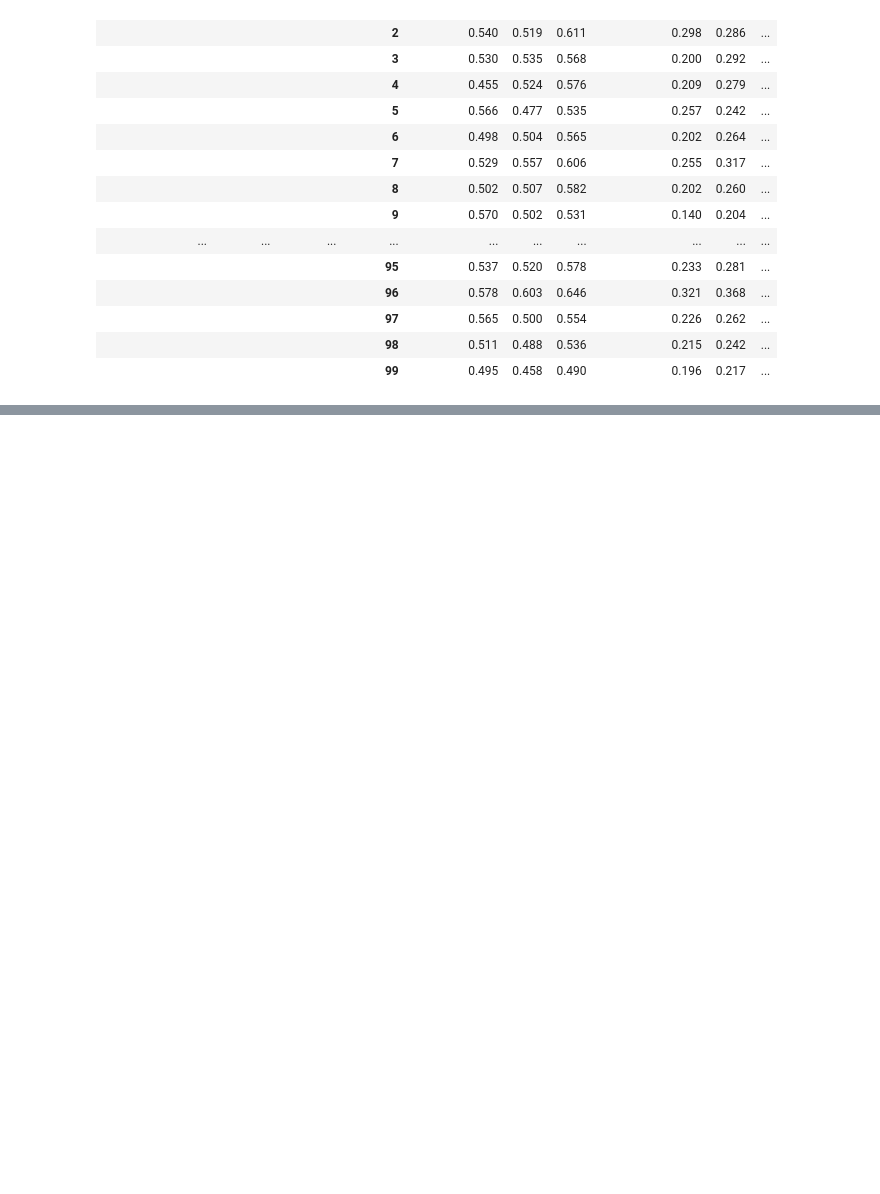
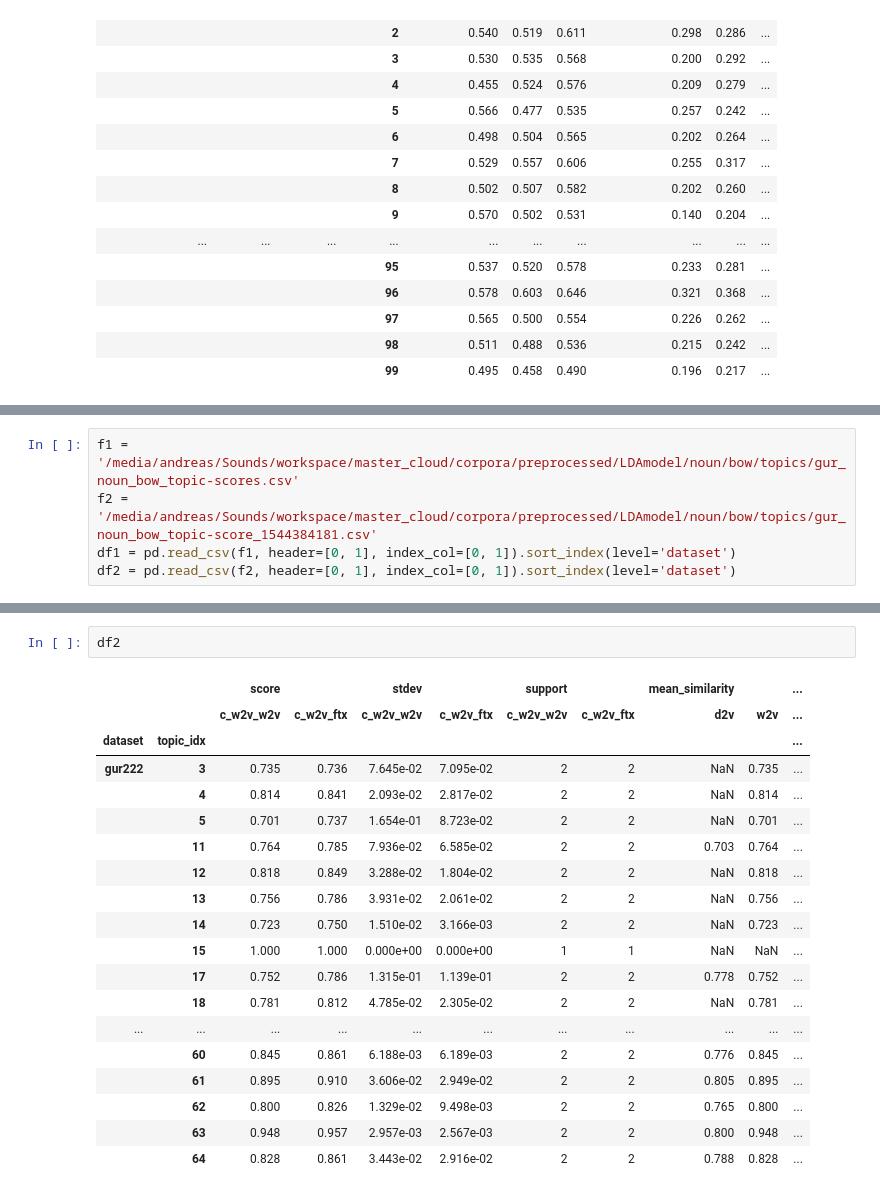
Before and after one commit to andifunke/topic-labeling, a Jupyter notebook: topic_reranking_vectorbased.ipynb, the cells around one changed output, grey strips where cells are left out. Cells and saved outputs as stored; diff of their text form; blank space fills up the shorter version.

```diff
--- a/topic_reranking_vectorbased.ipynb
+++ b/topic_reranking_vectorbased.ipynb
@@ -544 +564,6 @@ ftx    0.318
 dtype: float64
+# %%
+f1 = '/media/andreas/Sounds/workspace/master_cloud/corpora/preprocessed/LDAmodel/noun/bow/topics/gur_noun_bow_topic-scores.csv'
+f2 = '/media/andreas/Sounds/workspace/master_cloud/corpora/preprocessed/LDAmodel/noun/bow/topics/gur_noun_bow_topic-score_1544384181.csv'
+df1 = pd.read_csv(f1, header=[0, 1], index_col=[0, 1]).sort_index(level='dataset')
+df2 = pd.read_csv(f2, header=[0, 1], index_col=[0, 1]).sort_index(level='dataset')
@@ -544,0 +592,22 @@ dtype: float64
+# %%
+df2
+# %% [output]
+|  |  | score |  | stdev |  | support |  | mean_similarity |  | ... |
+|  |  | c_w2v_w2v | c_w2v_ftx | c_w2v_w2v | c_w2v_ftx | c_w2v_w2v | c_w2v_ftx | d2v | w2v | ... |
+| dataset | topic_idx |  |  |  |  |  |  |  |  | ... |
+| gur222 | 3 | 0.735 | 0.736 | 7.645e-02 | 7.095e-02 | 2 | 2 | NaN | 0.735 | ... |
+|  | 4 | 0.814 | 0.841 | 2.093e-02 | 2.817e-02 | 2 | 2 | NaN | 0.814 | ... |
+|  | 5 | 0.701 | 0.737 | 1.654e-01 | 8.723e-02 | 2 | 2 | NaN | 0.701 | ... |
+|  | 11 | 0.764 | 0.785 | 7.936e-02 | 6.585e-02 | 2 | 2 | 0.703 | 0.764 | ... |
+|  | 12 | 0.818 | 0.849 | 3.288e-02 | 1.804e-02 | 2 | 2 | NaN | 0.818 | ... |
+|  | 13 | 0.756 | 0.786 | 3.931e-02 | 2.061e-02 | 2 | 2 | NaN | 0.756 | ... |
+|  | 14 | 0.723 | 0.750 | 1.510e-02 | 3.166e-03 | 2 | 2 | NaN | 0.723 | ... |
+|  | 15 | 1.000 | 1.000 | 0.000e+00 | 0.000e+00 | 1 | 1 | NaN | NaN | ... |
+|  | 17 | 0.752 | 0.786 | 1.315e-01 | 1.139e-01 | 2 | 2 | 0.778 | 0.752 | ... |
+|  | 18 | 0.781 | 0.812 | 4.785e-02 | 2.305e-02 | 2 | 2 | NaN | 0.781 | ... |
+| ... | ... | ... | ... | ... | ... | ... | ... | ... | ... | ... |
+|  | 60 | 0.845 | 0.861 | 6.188e-03 | 6.189e-03 | 2 | 2 | 0.776 | 0.845 | ... |
+|  | 61 | 0.895 | 0.910 | 3.606e-02 | 2.949e-02 | 2 | 2 | 0.805 | 0.895 | ... |
+|  | 62 | 0.800 | 0.826 | 1.329e-02 | 9.498e-03 | 2 | 2 | 0.765 | 0.800 | ... |
+|  | 63 | 0.948 | 0.957 | 2.957e-03 | 2.567e-03 | 2 | 2 | 0.800 | 0.948 | ... |
+|  | 64 | 0.828 | 0.861 | 3.443e-02 | 2.916e-02 | 2 | 2 | 0.788 | 0.828 | ... |
```
Also changed, not shown: parts of 9 cells of this notebook, 5 other files.
